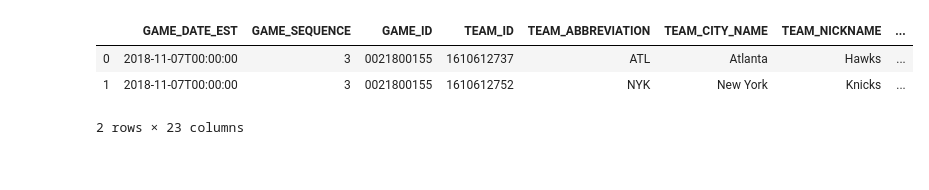
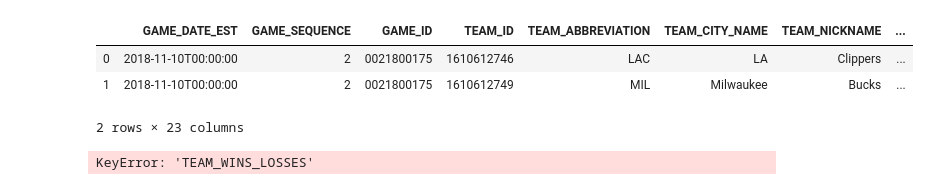
Before and after one commit to rohit-rjn/nba_analysis, a Jupyter notebook: data_collection.ipynb, the cells around one changed output. Saved outputs shown, nothing was run; the diff lists cells and outputs as text; code cells hidden in the pictures.

```diff
--- a/data_collection.ipynb
+++ b/data_collection.ipynb
@@ -11,12 +25,19 @@ df.head()
 # %%
-df = game.BoxscoreSummary(game_id='0021800155', season='2018-19', season_type='Regular Season', range_type='0', start_period='0', end_period='0', start_range='0', end_range='0')
+df = game.BoxscoreSummary(game_id='0021800175', season='2018-19', season_type='Regular Season', range_type='0',
+                          start_period='0', end_period='0', start_range='0', end_range='0')
 df = df.line_score()
 # %%
-df.to_csv('boxscoresumm_line_score.csv')
+#df.to_csv('boxscoresumm_line_score.csv')
 df.head()
 # %% [output]
 |  | GAME_DATE_EST | GAME_SEQUENCE | GAME_ID | TEAM_ID | TEAM_ABBREVIATION | TEAM_CITY_NAME | TEAM_NICKNAME | ... |
-| 0 | 2018-11-07T00:00:00 | 3 | 0021800155 | 1610612737 | ATL | Atlanta | Hawks | ... |
-| 1 | 2018-11-07T00:00:00 | 3 | 0021800155 | 1610612752 | NYK | New York | Knicks | ... |
+| 0 | 2018-11-10T00:00:00 | 2 | 0021800175 | 1610612746 | LAC | LA | Clippers | ... |
+| 1 | 2018-11-10T00:00:00 | 2 | 0021800175 | 1610612749 | MIL | Milwaukee | Bucks | ... |
 2 rows × 23 columns
+# %%
+string = df['TEAM_WINS_LOSSES'][0]
+string = string.split('-')
+print(int(string))
+# %% [output]
+KeyError: 'TEAM_WINS_LOSSES'
 # %%
```
Also changed, not shown: parts of 19 cells of this notebook, 14 other files.
